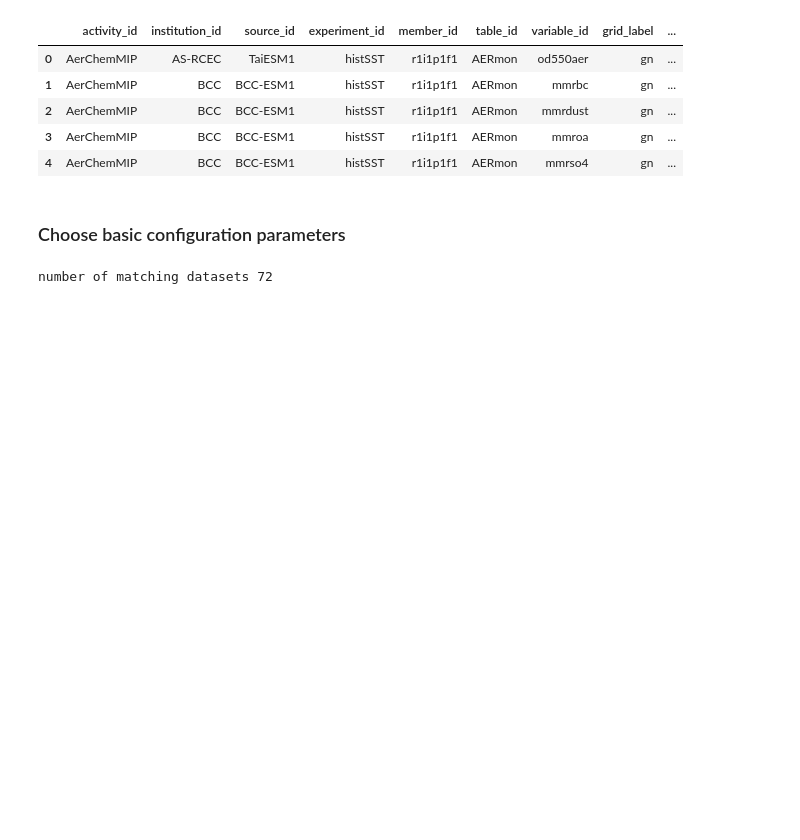
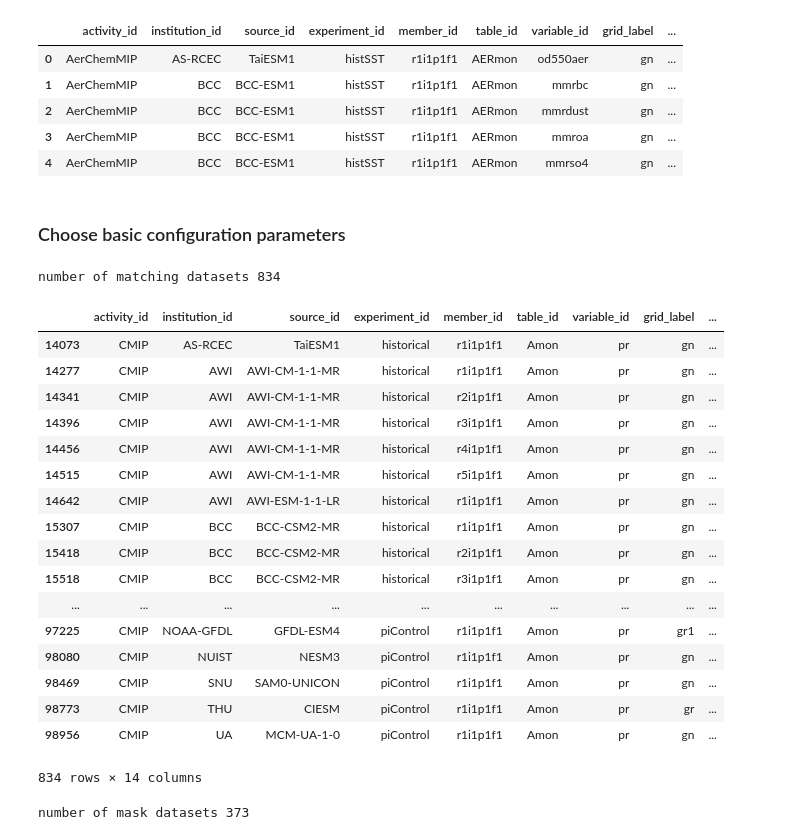
Before and after one commit to rebeccaherman1/MMM_Analysis, a Jupyter notebook: Download2NetCDF.ipynb, the cells around one changed output. Saved outputs shown, nothing was run; the diff lists cells and outputs as text; code cells hidden in the pictures; blank space fills up the shorter version.

Commit message:
revised code in Download2NetCDF -- simplified and added mask options. downloaded additional files, and re-consolidated.

```diff
--- a/Download2NetCDF.ipynb
+++ b/Download2NetCDF.ipynb
@@ -50,11 +86,11 @@ debug = False
 table_id = 'Amon'
 
 #must choose LIST of experiments, variables
-experiments = ['amip-hist'] #'historical', 'piControl', 'historical', 'hist-GHG', 'hist-aer', 'hist-nat']
+experiments = ['historical', 'hist-aer', 'hist-nat', 'hist-GHG', 'piControl']# 'amip-hist',
 variables = ['pr']
 
 # can specify 'All' or give a list or string
-#sources = ['CanESM5-CanOE']#CMCC-CM2-SR5']#'CIESM']#MCM-UA-1-0']  #AWI-CM-1-1-MR']#SAM0-UNICON']# omit the [] to get all models with CESM2 in their name
+#sources = ['GFDL-ESM4']#['CanESM5-CanOE']#CMCC-CM2-SR5']#'CIESM']#MCM-UA-1-0']  #AWI-CM-1-1-MR']#SAM0-UNICON']# omit the [] to get all models with CESM2 in their name
 sources = 'All'
 #members = ['r1i1p2f1']
 members = 'All'
@@ -74,34 +110,43 @@ print('number of matching datasets',len(df_available))
 #523 historical simulations < 536 on the cite directly. Do I want to figure out which simulations are missing?
 # Or do I trust that they are missing for a reason?
 # %% [output]
-number of matching datasets 72
+number of matching datasets 834
+# %%
+df_available
+# %% [output]
+|  | activity_id | institution_id | source_id | experiment_id | member_id | table_id | variable_id | grid_label | ... |
+| 14073 | CMIP | AS-RCEC | TaiESM1 | historical | r1i1p1f1 | Amon | pr | gn | ... |
+| 14277 | CMIP | AWI | AWI-CM-1-1-MR | historical | r1i1p1f1 | Amon | pr | gn | ... |
+| 14341 | CMIP | AWI | AWI-CM-1-1-MR | historical | r2i1p1f1 | Amon | pr | gn | ... |
+| 14396 | CMIP | AWI | AWI-CM-1-1-MR | historical | r3i1p1f1 | Amon | pr | gn | ... |
+| 14456 | CMIP | AWI | AWI-CM-1-1-MR | historical | r4i1p1f1 | Amon | pr | gn | ... |
+| 14515 | CMIP | AWI | AWI-CM-1-1-MR | historical | r5i1p1f1 | Amon | pr | gn | ... |
+| 14642 | CMIP | AWI | AWI-ESM-1-1-LR | historical | r1i1p1f1 | Amon | pr | gn | ... |
+| 15307 | CMIP | BCC | BCC-CSM2-MR | historical | r1i1p1f1 | Amon | pr | gn | ... |
+| 15418 | CMIP | BCC | BCC-CSM2-MR | historical | r2i1p1f1 | Amon | pr | gn | ... |
+| 15518 | CMIP | BCC | BCC-CSM2-MR | historical | r3i1p1f1 | Amon | pr | gn | ... |
+| ... | ... | ... | ... | ... | ... | ... | ... | ... | ... |
+| 97225 | CMIP | NOAA-GFDL | GFDL-ESM4 | piControl | r1i1p1f1 | Amon | pr | gr1 | ... |
+| 98080 | CMIP | NUIST | NESM3 | piControl | r1i1p1f1 | Amon | pr | gn | ... |
+| 98469 | CMIP | SNU | SAM0-UNICON | piControl | r1i1p1f1 | Amon | pr | gn | ... |
+| 98773 | CMIP | THU | CIESM | piControl | r1i1p1f1 | Amon | pr | gr | ... |
+| 98956 | CMIP | UA | MCM-UA-1-0 | piControl | r1i1p1f1 | Amon | pr | gn | ... |
+834 rows × 14 columns
 # %%
 #only use the MASK code for TS!
 
 search_mask = {'table_id':'fx'}
-search_mask['experiment_id'] = ['historical']
+search_mask['experiment_id'] = ['historical', 'piControl', '1pctCO2','hist-resIPO','hist-1950HC']
 search_mask['variable_id'] = ['sftlf']
 if sources != 'All':
-    search['source_id'] = sources
+    search_mask['source_id'] = sources
 if members != 'All':
-    search['member_id'] = members
+    search_mask['member_id'] = members
+historical_mask = search_df(df_cloud, **search_mask)
 
-historical_mask = search_df(df_cloud, **search_mask)
-search_mask['experiment_id'] = ['piControl']
-piC_mask = search_df(df_cloud, **search_mask)
-search_mask['experiment_id'] = ['1pctCO2']
-co2_mask = search_df(df_cloud, **search_mask)
-search_mask['experiment_id'] = ['hist-resIPO']
-IPO_mask = search_df(df_cloud, **search_mask)
-
-print('number of historical mask datasets',len(historical_mask))
-print('number of piC mask datasets',len(piC_mask))
-
-#df_available.zstore.values
-
-#both = set(df_available.zstore.values).intersection(set(df_mask.zstore.values))
-#missing = set(piC_mask.zstore.values).difference(set(historical_mask.zstore.values))
-#missing
+print('number of mask datasets',len(historical_mask))
+# %% [output]
+number of mask datasets 373
 # %%
 # For proper debugging, it is helpful to add time grid information to dataframe:
 if debug:
```
Also changed, not shown: parts of 7 cells of this notebook, 3 other files.
